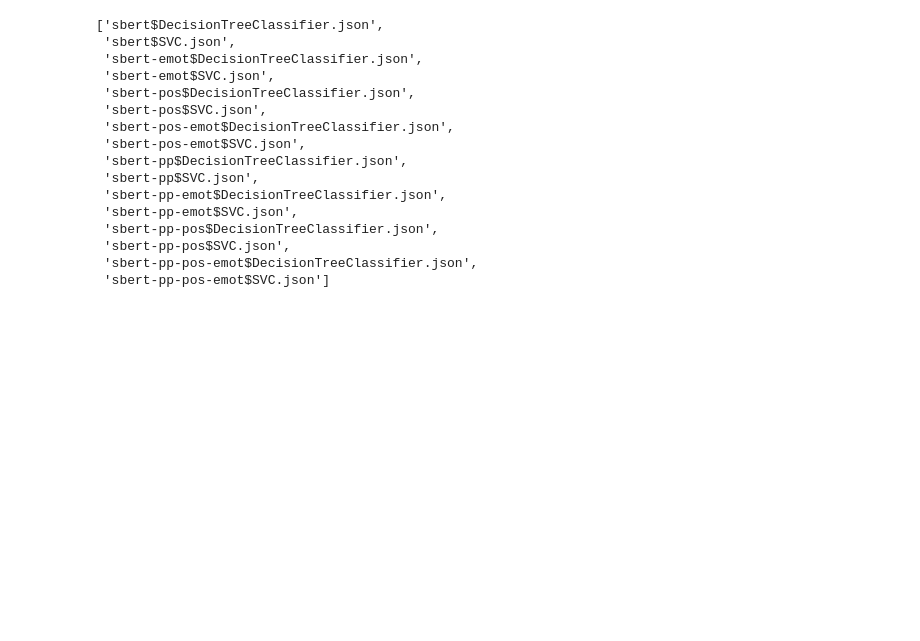
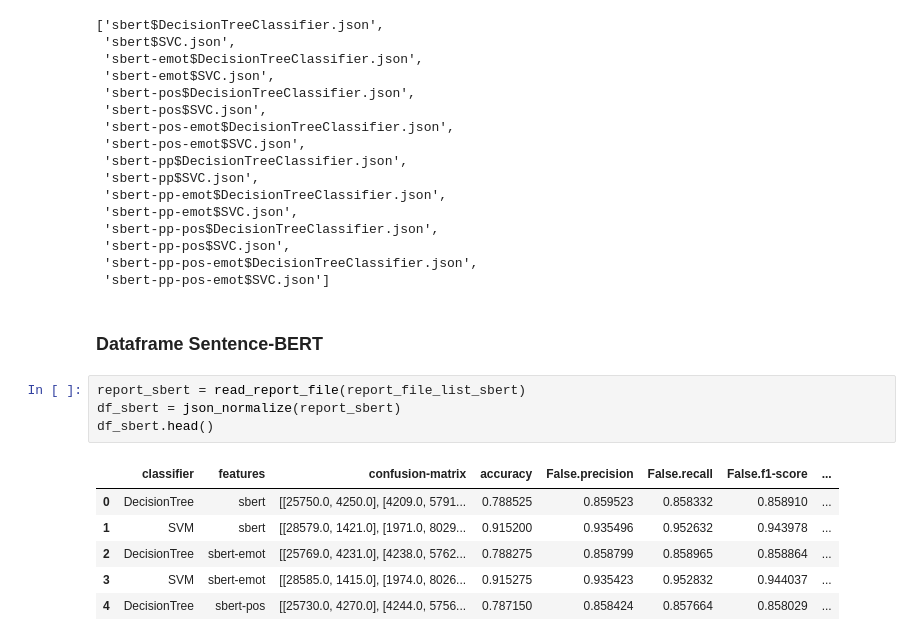
Before and after one commit to gianlucagiudice/irony-detection, a Jupyter notebook: notebooks/report_analysis_biased.ipynb, the cells around one changed output. Cells and saved outputs as stored; diff of their text form; blank space fills up the shorter version.

```diff
--- a/notebooks/report_analysis_biased.ipynb
+++ b/notebooks/report_analysis_biased.ipynb
@@ -433,3 +433,16 @@ sorted(report_file_list_sbert)
  'sbert-pp-pos$SVC.json',
  'sbert-pp-pos-emot$DecisionTreeClassifier.json',
  'sbert-pp-pos-emot$SVC.json']
+# %% [markdown]
+### Dataframe Sentence-BERT
+# %%
+report_sbert = read_report_file(report_file_list_sbert)
+df_sbert = json_normalize(report_sbert)
+df_sbert.head()
+# %% [output]
+|  | classifier | features | confusion-matrix | accuracy | False.precision | False.recall | False.f1-score | ... |
+| 0 | DecisionTree | sbert | [[25750.0, 4250.0], [4209.0, 5791... | 0.788525 | 0.859523 | 0.858332 | 0.858910 | ... |
+| 1 | SVM | sbert | [[28579.0, 1421.0], [1971.0, 8029... | 0.915200 | 0.935496 | 0.952632 | 0.943978 | ... |
+| 2 | DecisionTree | sbert-emot | [[25769.0, 4231.0], [4238.0, 5762... | 0.788275 | 0.858799 | 0.858965 | 0.858864 | ... |
+| 3 | SVM | sbert-emot | [[28585.0, 1415.0], [1974.0, 8026... | 0.915275 | 0.935423 | 0.952832 | 0.944037 | ... |
+| 4 | DecisionTree | sbert-pos | [[25730.0, 4270.0], [4244.0, 5756... | 0.787150 | 0.858424 | 0.857664 | 0.858029 | ... |
```
Also changed, not shown: parts of 9 cells of this notebook, 1 other file.
